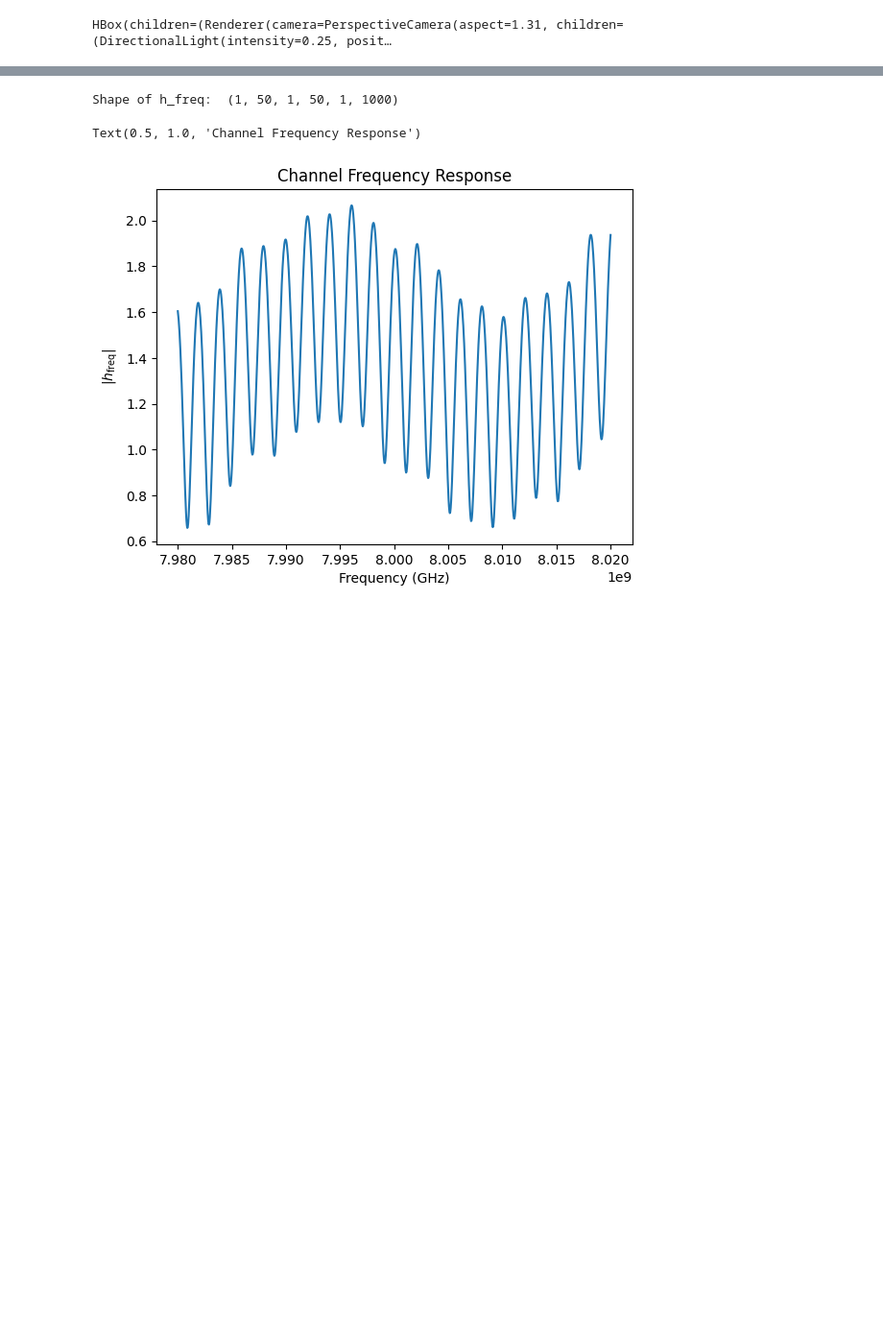
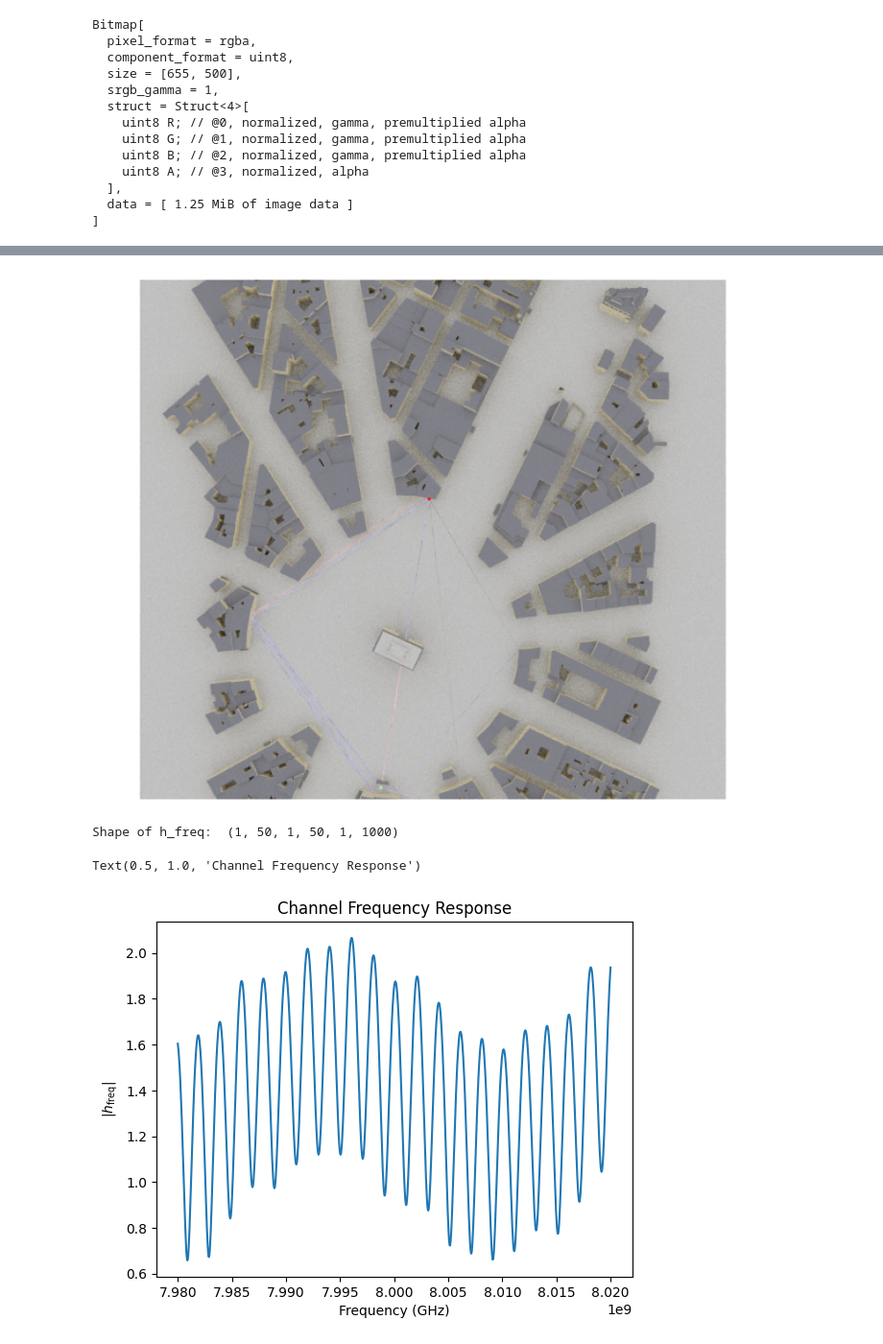
Before and after one commit to ear0/ECE575FP, a Jupyter notebook: p2p_mimo.ipynb, the cells around one changed output, grey strips where cells are left out. Shown at 96% size. Saved outputs shown, nothing was run; the diff lists cells and outputs as text; code cells hidden in the pictures; blank space fills up the shorter version.

```diff
--- a/p2p_mimo.ipynb
+++ b/p2p_mimo.ipynb
@@ -83,6 +83,21 @@ paths = p_solver(scene=scene,
                  synthetic_array=True,
                  seed=41)
 
-scene.preview(paths=paths, clip_at=20)
+# scene.preview(paths=paths, clip_at=20)
+bird_cam = sionna.rt.Camera(position = [-5,-10,950], look_at = [-5,-10,0])
+scene.render(camera = bird_cam, paths = paths, num_samples = 64)
+scene.render_to_file(camera = bird_cam, filename="p2p_mimo.png", paths = paths, num_samples = 64)
 # %% [output]
-HBox(children=(Renderer(camera=PerspectiveCamera(aspect=1.31, children=(DirectionalLight(intensity=0.25, posit…
+Bitmap[
+  pixel_format = rgba,
+  component_format = uint8,
+  size = [655, 500],
+  srgb_gamma = 1,
+  struct = Struct<4>[
+    uint8 R; // @0, normalized, gamma, premultiplied alpha
+    uint8 G; // @1, normalized, gamma, premultiplied alpha
+    uint8 B; // @2, normalized, gamma, premultiplied alpha
+    uint8 A; // @3, normalized, alpha
+  ],
+  data = [ 1.25 MiB of image data ]
+]
@@ -90,3 +104,4 @@ HBox(children=(Renderer(camera=PerspectiveCamera(aspect=1.31, children=(Directio
+[figure, added]
 # %%
 nfreqs = 1000
 sweep_freqs = np.linspace(FC-BW, FC+BW, num=nfreqs)
```
Also changed, not shown: parts of 2 cells of this notebook, 3 other files.
